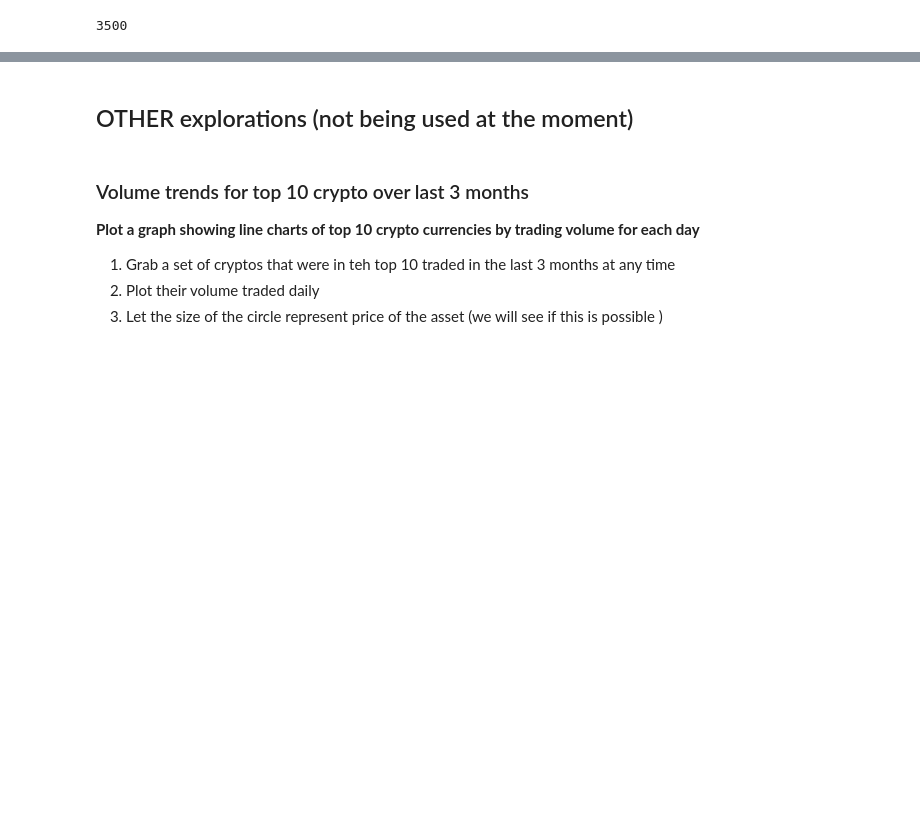
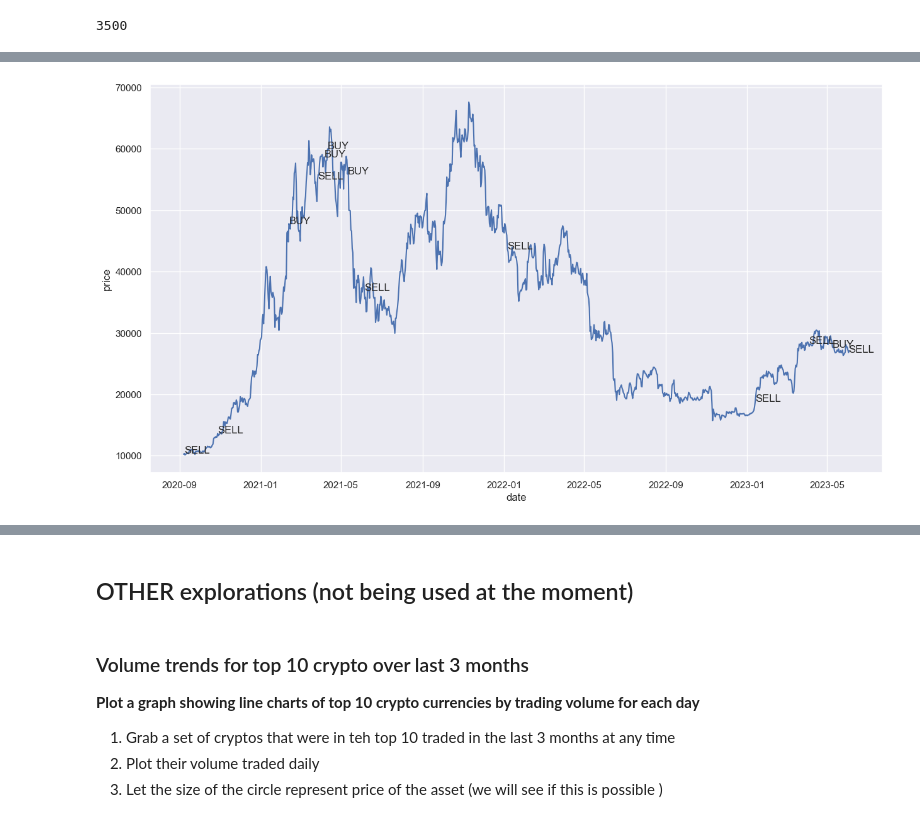
Before and after one commit to abhishek4563/crypto-trading-app, a Jupyter notebook: GetCryptoPrices.ipynb, the cells around one changed output, grey strips where cells are left out. Drawn from its saved outputs; the diff is of its cells as text; code cells hidden in the pictures; blank space fills up the shorter version.

```diff
--- a/GetCryptoPrices.ipynb
+++ b/GetCryptoPrices.ipynb
@@ -688,0 +733,9 @@ plt.show()
+# %%
+# iterrows is a pandas provided iterator that returns the entire pandas dataframe row and helps us iterate
+#over the df this way we dont have to worry about index of the dataframe. I was using enumerate, however, i also
+#wanted to manipulate tail(1000) elements only which was proving to be pretty difficult but iterrows is teh natural
+#way of doing it (suggested by Neha)
+
+for index, row in btc_historical_prices.iterrows():
+    if (row['temp_signal'] != None):
+        print(row['date'], row['price'], row['temp_signal'])
@@ -688,0 +784,11 @@ plt.show()
+# %%
+
+sns.lineplot(x='date',y='price',data=btc_historical_prices[['date','price','price_sma_30']].tail(1000),palette='bright')
+
+for index, row in btc_historical_prices.tail(1000).iterrows():
+    if (row['temp_signal'] != None):
+        plt.text(row['date'], row['price'], row['temp_signal'])
+
+#plt.show()
+# %% [output]
+[figure, added]
```
Also changed, not shown: parts of 39 cells of this notebook.
